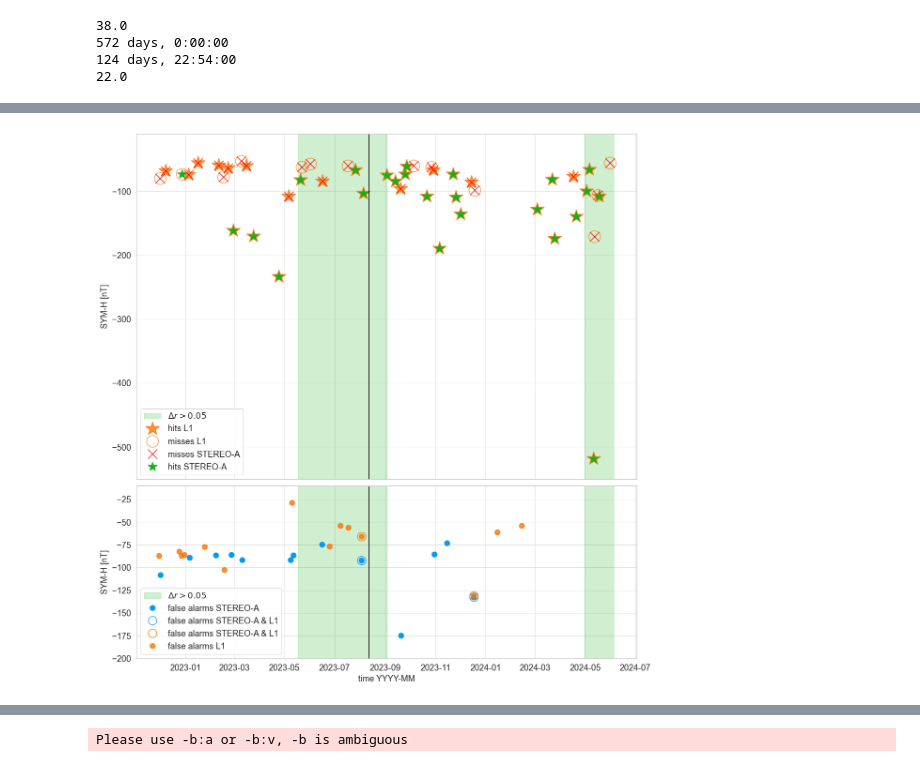
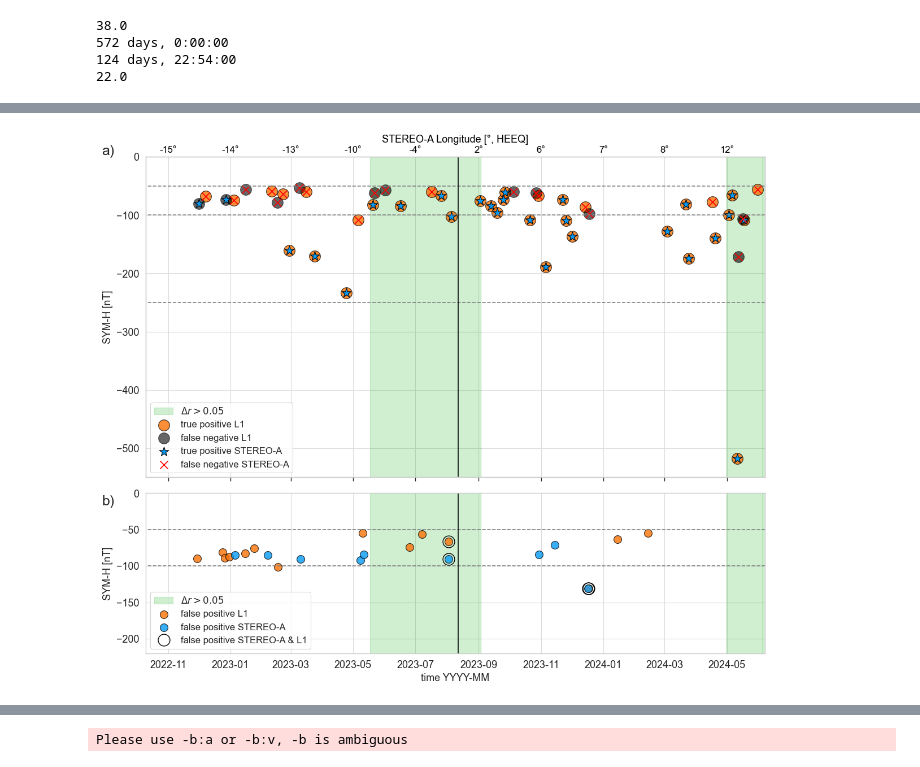
Before and after one commit to EvaWeiler/sub_L1_statistics, a Jupyter notebook: plotting_sub_l1_stats.ipynb, the cells around one changed output, grey strips where cells are left out. Cells and saved outputs as stored; diff of their text form; code cells hidden in the pictures.

```diff
--- a/plotting_sub_l1_stats.ipynb
+++ b/plotting_sub_l1_stats.ipynb
@@ -79,7 +79,7 @@ print(ic)
 # %%
-[delta_t_l1, delta_t_mean_l1, delta_t_std_l1, delta_t_sc_455, delta_t_mean_sc_455, delta_t_mean_sc1_455, delta_t_std_sc_455] = pickle.load(open(data_path+'mean_time_shift_and_sigma_beacon_plasma_445.p', 'rb'))
+[delta_t_l1, delta_t_mean_l1, delta_t_std_l1, delta_t_sc_455, delta_t_mean_sc_455, delta_t_std_sc_455] = pickle.load(open(data_path+'mean_time_shift_and_sigma_beacon_plasma_new.p', 'rb'))
 
-[delta_t_l1, delta_t_mean_l1, delta_t_std_l1, delta_t_sc, delta_t_mean_sc, delta_t_mean_sc1, delta_t_std_sc] = pickle.load(open(data_path+'mean_time_shift_and_sigma_beacon_plasma.p', 'rb'))
+#[delta_t_l1, delta_t_mean_l1, delta_t_std_l1, delta_t_sc, delta_t_mean_sc, delta_t_mean_sc1, delta_t_std_sc] = pickle.load(open(data_path+'mean_time_shift_and_sigma_beacon_plasma.p', 'rb'))
 # %%
 beacon=True
 use_plasma=True
@@ -88,25 +88,25 @@ print('Loading')
 print('...')
 sc_input = pickle.load(open(data_path+'sta_beacon_20221111_20240604_B_GSM_Coords_GSE_interp.p', 'rb'))
 sc_input_heeq = pickle.load(open(data_path+'sta_20221111_20240604_gsm_interp_mar2_jul_sep2_nov_dec_feb_may2_data_gap_filled.p', 'rb'))
-l1_input = pickle.load(open(data_path+'noaa_20221111_20240604_B_GSM_Coords_GSE.p', 'rb'))
+l1_input = pickle.load(open(data_path+'noaa_20221111_20240604_B_GSM_Coords_GSE_corr.p', 'rb'))
 print('...')
 
 if beacon:
     if use_plasma:
-        data1 = pickle.load(open(data_path+'sta_symh_final_beacon_plasma_445.p', 'rb'))
+        data1 = pickle.load(open(data_path+'sta_symh_final_beacon_plasma_20251126.p', 'rb'))
         [indices_dst_sta, indices_dst_l1, indices_dst_omni, indices_obs_sta, indices_obs_omni,
                      indices_obs_l1, indices_obs_omni_l1, indices_l1_sta, indices_sta_l1,
-                    indices_both_sta, indices_both_l1, indices_both_omni] = pickle.load( open(data_path+'indices_geomagnetic_storms_beacon_plasma_445.p', 'rb'))
+                    indices_both_sta, indices_both_l1, indices_both_omni] = pickle.load( open(data_path+'indices_geomagnetic_storms_beacon_plasma_20251126.p', 'rb'))
     else:
         data1 = pickle.load(open(data_path+'sta_symh_final_beacon.p', 'rb'))
         [indices_dst_sta, indices_dst_l1, indices_dst_omni, indices_obs_sta, indices_obs_omni,
                      indices_obs_l1, indices_obs_omni_l1, indices_l1_sta, indices_sta_l1,
                     indices_both_sta, indices_both_l1, indices_both_omni] = pickle.load( open(data_path+'indices_geomagnetic_storms_beacon.p', 'rb'))
 print('...')
-data_l1 = pickle.load(open(data_path+'l1_symh_fin_new.p', 'rb'))
+data_l1 = pickle.load(open(data_path+'l1_symh_fin_new.p', 'rb'))#pickle.load(open(data_path+'l1_symh_fin_20251118.p', 'rb'))
 print('...')
-time_ensemble = pickle.load(open(data_path+'time_ensemble.p', 'rb'))
-print('...')
+#time_ensemble = pickle.load(open(data_path+'time_ensemble.p', 'rb'))
+#print('...')
 #symh_ensemble = pickle.load(open('symh_ensemble_20250806.p', 'rb'))
 omni_input = pickle.load(open(data_path+'omni_20221111_20240604.p', 'rb'))
 print('...')
@@ -315,0 +507,2 @@ percent of false alarms, moderate storms STA:  85.7
+# %%
+sc_input_heeq = pickle.load(open(data_path+'sta__HEEQ_20221111_20240614.p', 'rb'))
@@ -316,32 +529,70 @@ percent of false alarms, moderate storms STA:  85.7
 # %%
-fig, (ax1, ax2) = plt.subplots(2, sharex=True, figsize=(12,12), dpi=100, gridspec_kw={'height_ratios': [2, 1]})
+fig, (ax1, ax2) = plt.subplots(2, sharex=True, figsize=(12,10), dpi=100, gridspec_kw={'height_ratios': [2, 1]})
 
-ax1.fill_between(sc_input.time, -550, 0, where=delta_r_earth>0.05, color=c4, alpha=0.2, label=r'$\Delta r > 0.05$')
-ax1.plot(time_hit_omni_obs_l1 , symh_hit_omni_obs_l1 , marker='*', ms=22, color=c2, ls=' ', alpha=0.8, label='hits L1')
-ax1.plot(time_miss_omni_obs_l1 , symh_miss_omni_obs_l1 , marker='o', mfc='none', ms=18, color=c2, ls=' ', alpha=0.8, label='misses L1')
-ax1.plot(time_miss_omni, symh_miss_omni, marker='x', ms=15, color='red', ls=' ', label='misses STEREO-A')
-ax1.plot(time_hit_omni, symh_hit_omni, marker='*', ms=15, color=c4, ls=' ', label='hits STEREO-A')
-ax1.plot([datetime(2023,8,12),datetime(2023,8,12)], [-550,-10], 'k-')
-ax1.set_ylim(-550,-10)
+#ax1.fill_between(sc_input.time, -550, 0, where=delta_r_earth>0.05, color=c4, alpha=0.2, label=r'$\Delta r > 0.05$')
+#ax1.scatter(time_hit_omni_obs_l1 , symh_hit_omni_obs_l1 , marker='*', edgecolor='black', linewidth=0.8, s=500, color=c2, alpha=0.8, label='true positive L1')
+#ax1.scatter(time_hit_omni, symh_hit_omni, marker='*', s=100, color=c3, edgecolor='black', label='true positive STEREO-A')
+#ax1.plot(time_miss_omni_obs_l1 , symh_miss_omni_obs_l1 , marker='o', mfc='none', ms=18, color=c2, ls=' ', alpha=0.8, label='false negative L1')
+#ax1.plot(time_miss_omni, symh_miss_omni, marker='x', ms=15, color='red', ls=' ', label='false negative STEREO-A')
+#ax1.plot([datetime(2023,8,12),datetime(2023,8,12)], [-550,-10], 'k-')
+#ax1.set_ylim(-550,-10)
+#ax1.set_xlim(datetime(2022,11,1), datetime(2024,6,15))
+#ax1.set_ylabel('SYM-H [nT]',fontsize=13)
+#ax1.tick_params('x', labelsize=13)
+#ax1.tick_params('y', labelsize=13)
+#ax1.legend(loc='lower left', fontsize=13)
+
+ax1.fill_between(sc_input_heeq.time, -550, 0, where=delta_r_earth>0.05, color=c4, alpha=0.2, label=r'$\Delta r > 0.05$')
+ax1.fill_between([sc_input_heeq.time[-1], datetime(2024,6,15)], -550, 0, color=c4, alpha=0.2)
+ax1.plot([sc_input.time[0]-timedelta(days=40),sc_input.time[-1]+timedelta(days=20)], [-50,-50], color='gray', ls='--')
+ax1.plot([sc_input.time[0]-timedelta(days=40),sc_input.time[-1]+timedelta(days=20)], [-100,-100], color='gray', ls='--')
+#ax1.plot([sc_input.time[0]-timedelta(days=40),sc_input.time[-1]+timedelta(days=20)], [-200,-200], color='gray', ls='--')
+ax1.plot([sc_input.time[0]-timedelta(days=40),sc_input.time[-1]+timedelta(days=20)], [-250,-250], color='gray', ls='--')
+ax1.scatter(time_hit_omni_obs_l1 , symh_hit_omni_obs_l1 , marker='o', edgecolor='black', s=200, color=c2, alpha=0.8, label='true positive L1')
+ax1.scatter(time_miss_omni_obs_l1 , symh_miss_omni_obs_l1 , marker='o', edgecolor='black', s=200, color=c0, alpha=0.6, label='false negative L1')
+ax1.scatter(time_hit_omni, symh_hit_omni, marker='*', s=150, color=c3, edgecolor='black', label='true positive STEREO-A')
+ax1.scatter(time_miss_omni, symh_miss_omni, marker='x', s=100, edgecolor='black', color='red', label='false negative STEREO-A')
+ax1.plot([datetime(2023,8,12),datetime(2023,8,12)], [-550,0], 'k-')
+ax1.set_ylim(-550,0)
+ax1.set_xlim(datetime(2022,10,10), datetime(2024,6,7))
 ax1.set_ylabel('SYM-H [nT]',fontsize=13)
+ax1.tick_params('x', labelsize=13)
 ax1.tick_params('y', labelsize=13)
-ax1.legend(loc='lower left', fontsize=13)
+ax1.legend(loc='lower left', fontsize=12)
+t_float = date2num(sc_input.time)
+ax3 = ax1.twiny()
+ticks = ax1.get_xticks()
+ax3.set_xticks(mdates.num2date(ticks))
+ax3.grid(False)
+lon_interp = np.interp(ticks, t_float, sc_input_heeq.lon)
+ax3.set_xticklabels([f"{L:.0f}°" for L in lon_interp], color=c0, fontsize=12)
+ax3.set_xlabel('STEREO-A Longitude [°, HEEQ]', color=c0,fontsize=13)  # we already handled the x-label with ax1
+ax3.tick_params(axis='x', length=0)
+ax3.set_xlim(ax1.get_xlim())
 
 ax2.fill_between(sc_input.time, -550, 10, where=delta_r_earth>0.05, color=c4, alpha=0.2, label=r'$\Delta r > 0.05$')
-ax2.plot(time_false_alarm, symh_false_alarm, marker='o', ms=8, color=c3, ls=' ', label='false alarms STEREO-A')
-ax2.plot(time_false_alarm_sta_l1, symh_false_alarm_sta_l1, marker='o', mfc='none', ms=13, color=c3, ls=' ', label='false alarms STEREO-A & L1')
-ax2.plot(time_false_alarm_l1_sta, symh_false_alarm_l1_sta, marker='o', mfc='none', ms=13, color=c2, ls=' ', label='false alarms STEREO-A & L1')
-ax2.plot(time_false_alarm_l1_all, symh_false_alarm_l1_all, marker='o', ms=8, color=c2, ls=' ', alpha=0.8, label='false alarms L1')
+ax2.fill_between([sc_input.time[-1], datetime(2024,6,15)], -550, 0, color=c4, alpha=0.2)
+#ax2.scatter(time_false_alarm_l1_all, symh_false_alarm_l1_all, marker='o', edgecolor='black', ms=8, color=c2, ls=' ', label='false positive L1')
+#ax2.scatter(time_false_alarm, symh_false_alarm, marker='o', edgecolor='black', ms=8, color=c3, ls=' ', alpha=0.8, label='false positive STEREO-A')
+ax2.plot([sc_input.time[0]-timedelta(days=40),sc_input.time[-1]+timedelta(days=20)], [-50,-50], color='gray', ls='--')
+ax2.plot([sc_input.time[0]-timedelta(days=40),sc_input.time[-1]+timedelta(days=20)], [-100,-100], color='gray', ls='--')
+#ax2.plot([sc_input.time[0]-timedelta(days=40),sc_input.time[-1]+timedelta(days=20)], [-200,-200], color='gray', ls='--')
+ax2.scatter(time_false_alarm_l1_all, symh_false_alarm_l1_all, marker='o', edgecolor='black', s=100, color=c2, alpha=0.8, label='false positive L1')
+ax2.scatter(time_false_alarm, symh_false_alarm, marker='o', edgecolor='black', s=100, color=c3, alpha=0.8, label='false positive STEREO-A')
+ax2.plot(time_false_alarm_sta_l1, symh_false_alarm_sta_l1, marker='o', mfc='none', ms=15, color=c0, ls=' ', label='false positive STEREO-A & L1')
+ax2.plot(time_false_alarm_l1_sta, symh_false_alarm_l1_sta, marker='o', mfc='none', ms=15, color=c0, ls=' ')
 ax2.plot([datetime(2023,8,12),datetime(2023,8,12)], [-550,10], 'k-')
-ax2.set_ylim(-200,-10)
+ax2.set_ylim(-220,0)
 ax2.set_xlabel('time YYYY-MM',fontsize=13)
 ax2.set_ylabel('SYM-H [nT]',fontsize=13)
 ax2.tick_params('x', labelsize=13)
 ax2.tick_params('y', labelsize=13)
-ax2.legend(loc='lower left', fontsize=13)
+ax2.legend(loc='lower left', fontsize=12)
+
+plt.figtext(0.01,0.95, 'a)', fontsize=18)
+plt.figtext(0.01,0.33, 'b)', fontsize=18)
 plt.tight_layout()
-
-#plt.savefig('hits_misses_false_alarms_beacon_plasma_445.png')
+plt.savefig('hits_misses_false_alarms_beacon_plasma_444_corr.pdf')
 # %% [output]
-[figure, old version]
+[figure, new version]
 # %%
```
Also changed, not shown: parts of 29 cells of this notebook.
